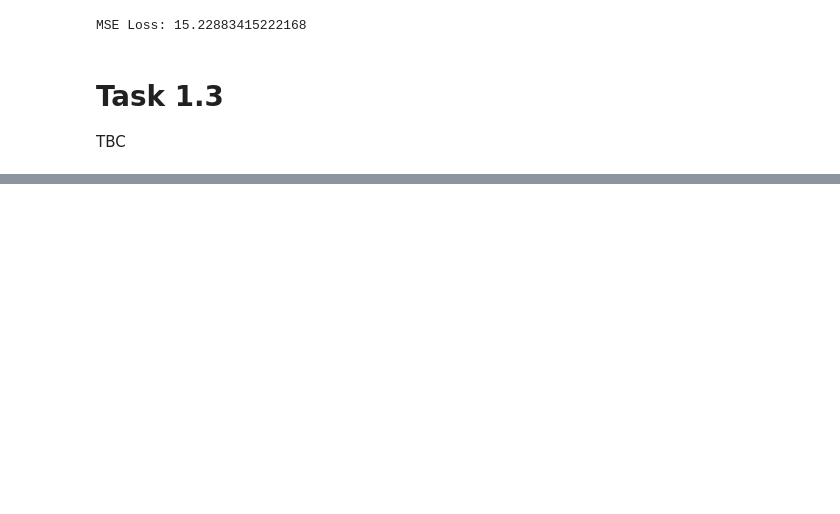
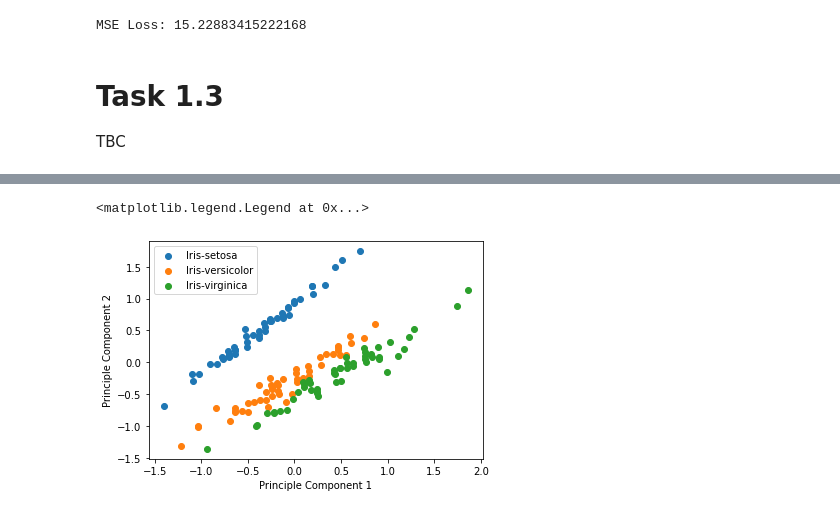
Before and after one commit to eugeneteoh/COMP6248-Deep-Learning, a Jupyter notebook: lab_2/exercise/lab2ex_1.ipynb, the cells around one changed output, grey strips where cells are left out. Cells and saved outputs as stored; diff of their text form; code cells hidden in the pictures; blank space fills up the shorter version.

```diff
--- a/lab_2/exercise/lab2ex_1.ipynb
+++ b/lab_2/exercise/lab2ex_1.ipynb
@@ -62,0 +92,11 @@ plt.scatter(U.detach().numpy()[:, 0], U.detach().numpy()[:, 1])
+# %%
+fig, ax = plt.subplots()
+for i, label in enumerate(labels_list):
+    msk = np.where(labels_idx == i)
+    ax.scatter(U_gd[msk, 0], U_gd[msk, 1])
+ax.set(xlabel='PC 0', ylabel='PC 1')
+ax.set(xlabel="Principle Component 1", ylabel="Principle Component 2")
+ax.legend(labels_list)
+# %% [output]
+<matplotlib.legend.Legend at 0x...>
+[figure, added]
```
Also changed, not shown: parts of 13 cells of this notebook, 9 other files.
